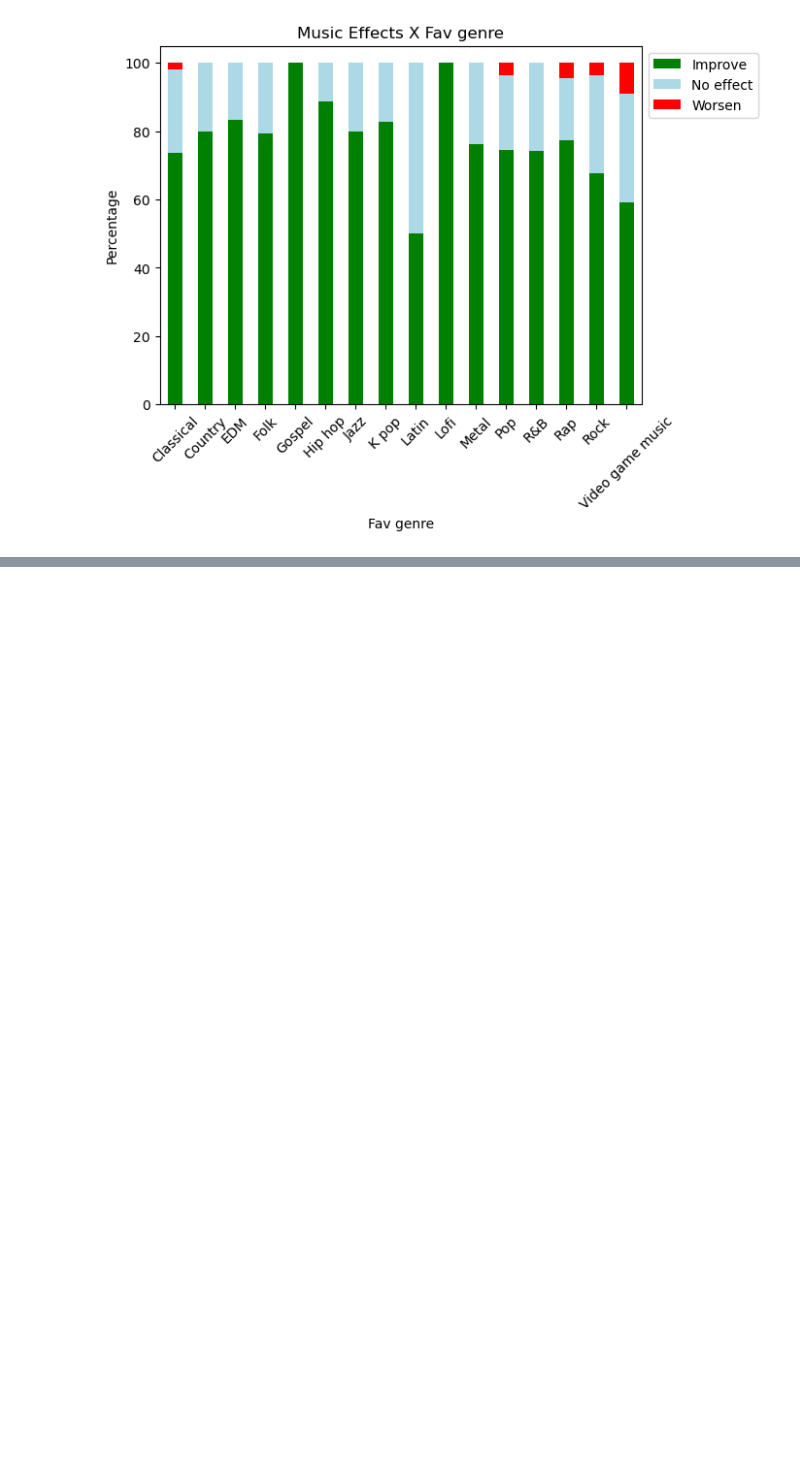
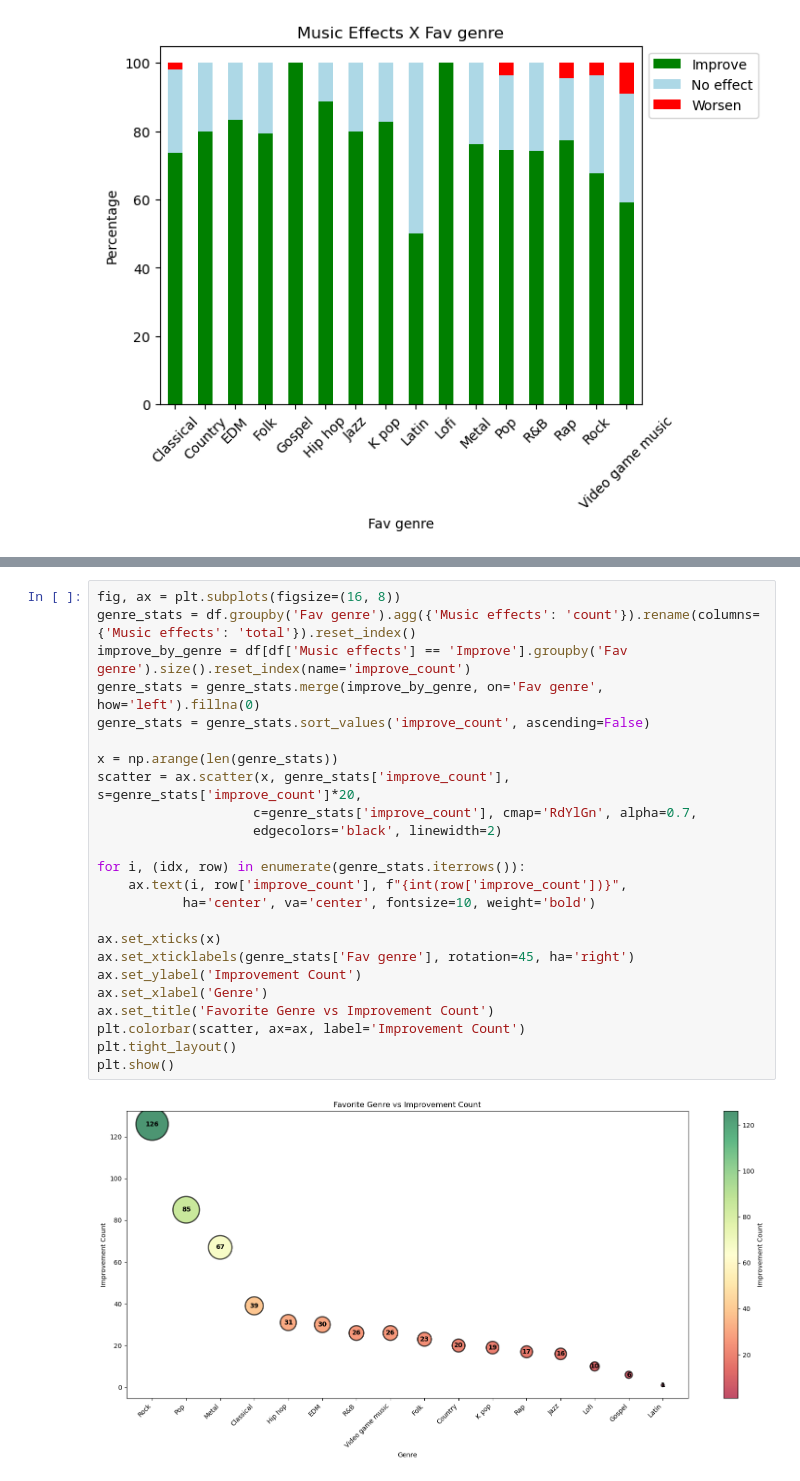
Before and after one commit to gabelsnider/Music-and-Mental-Health-DA, a Jupyter notebook: project/preliminary-notebooks/MxMH3.ipynb, the cells around one changed output, grey strips where cells are left out. Saved outputs shown, nothing was run; the diff lists cells and outputs as text; blank space fills up the shorter version.

```diff
--- a/project/preliminary-notebooks/MxMH3.ipynb
+++ b/project/preliminary-notebooks/MxMH3.ipynb
@@ -203,0 +224,26 @@ plt.show()
+# %%
+fig, ax = plt.subplots(figsize=(16, 8))
+genre_stats = df.groupby('Fav genre').agg({'Music effects': 'count'}).rename(columns={'Music effects': 'total'}).reset_index()
+improve_by_genre = df[df['Music effects'] == 'Improve'].groupby('Fav genre').size().reset_index(name='improve_count')
+genre_stats = genre_stats.merge(improve_by_genre, on='Fav genre', how='left').fillna(0)
+genre_stats = genre_stats.sort_values('improve_count', ascending=False)
+
+x = np.arange(len(genre_stats))
+scatter = ax.scatter(x, genre_stats['improve_count'], s=genre_stats['improve_count']*20,
+                    c=genre_stats['improve_count'], cmap='RdYlGn', alpha=0.7,
+                    edgecolors='black', linewidth=2)
+
+for i, (idx, row) in enumerate(genre_stats.iterrows()):
+    ax.text(i, row['improve_count'], f"{int(row['improve_count'])}",
+           ha='center', va='center', fontsize=10, weight='bold')
+
+ax.set_xticks(x)
+ax.set_xticklabels(genre_stats['Fav genre'], rotation=45, ha='right')
+ax.set_ylabel('Improvement Count')
+ax.set_xlabel('Genre')
+ax.set_title('Favorite Genre vs Improvement Count')
+plt.colorbar(scatter, ax=ax, label='Improvement Count')
+plt.tight_layout()
+plt.show()
+# %% [output]
+[figure, added]
```
Also changed, not shown: parts of 9 cells of this notebook.
